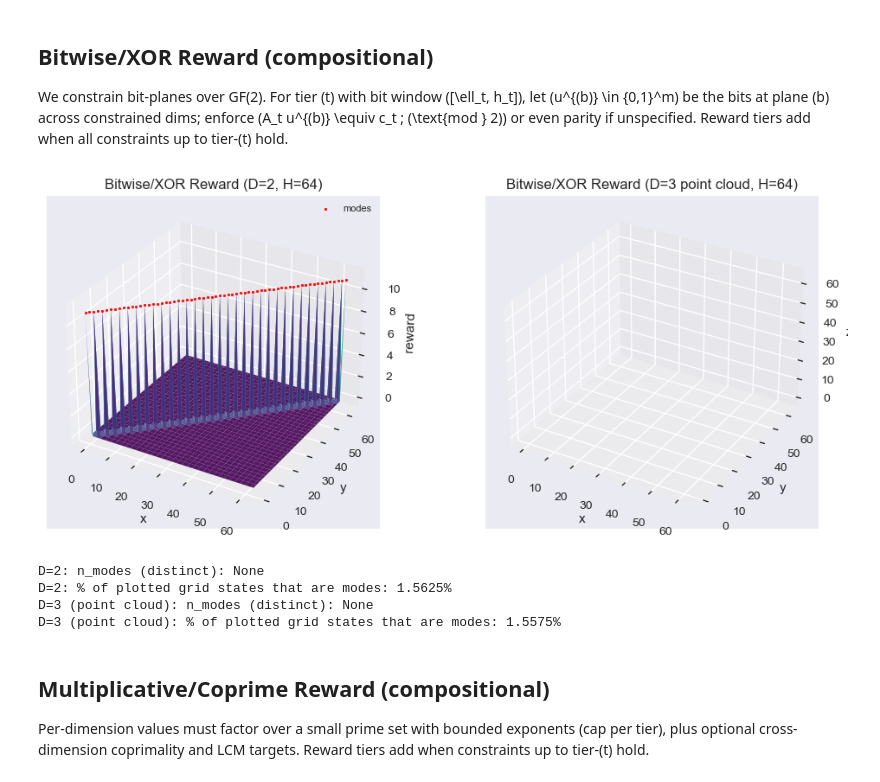
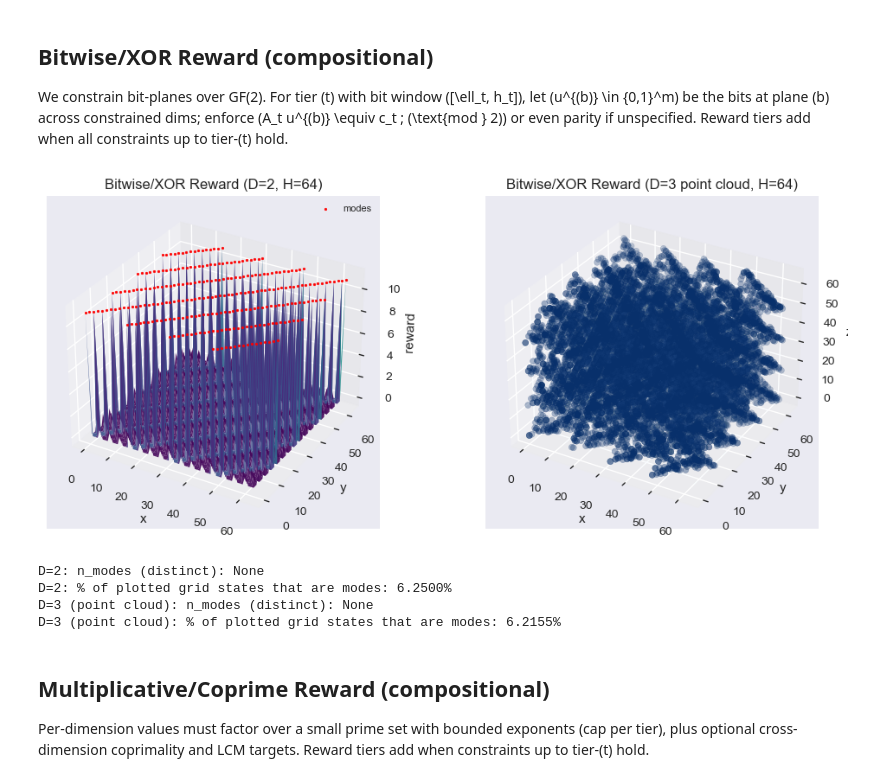
Before and after one commit to GFNOrg/torchgfn, a Jupyter notebook: tutorials/notebooks/hypergrid_rewards.ipynb, the cells around one changed output. Drawn from its saved outputs; the diff is of its cells as text; code cells hidden in the pictures.

```diff
--- a/tutorials/notebooks/hypergrid_rewards.ipynb
+++ b/tutorials/notebooks/hypergrid_rewards.ipynb
@@ -425,8 +425,10 @@ We constrain bit-planes over GF(2). For tier \(t\) with bit window \([\ell_t, h_
 \(A_t u^{(b)} \equiv c_t \; (\text{mod } 2)\) or even parity if unspecified. Reward tiers add when all constraints up to tier-\(t\) hold.
 # %%
 xor_kwargs = get_reward_presets("bitwise_xor", D, H)["easy"].copy()
-# Use moderate constraints to render clearly at H=256
-xor_kwargs.update(dict(dims_constrained=[0, 1], bits_per_tier=[(0, 5), (0, 6)], tier_weights=[1.0, 10.0]))
+# Check only low bits so high bits are free -- creates a fractal block pattern
+# instead of a single diagonal line. Tier 0: bits 0-1, tier 1: adds bits 2-3.
+# Unchecked bits 4-7 tile the pattern 16x across the grid.
+xor_kwargs.update(dict(dims_constrained=[0, 1], bits_per_tier=[(0, 1), (0, 3)], tier_weights=[1.0, 10.0]))
 # Drop preset parity_checks (3 tiers) so it matches the 2-tier override above.
 xor_kwargs.pop("parity_checks", None)
 
@@ -435,42 +437,44 @@ xor_env2 = build_env("bitwise_xor", xor_kwargs, validate_modes=True, ndim=2)
 pts2 = grid_points_2d_slice(H, 2)
 xor_rewards2, xor_modes2 = compute_rewards_and_modes(xor_env2, pts2)
 
-# D=3 slice
-xor_env3 = build_env("bitwise_xor", xor_kwargs, validate_modes=False, ndim=3)
+# D=3 slice -- constrain all 3 dims for richer cross-dimensional structure
+xor_kwargs_3d = xor_kwargs.copy()
+xor_kwargs_3d["dims_constrained"] = [0, 1, 2]
+xor_env3 = build_env("bitwise_xor", xor_kwargs_3d, validate_modes=False, ndim=3)
 pts3 = grid_points_2d_slice(H, 3, fixed=[0])
 xor_rewards3, xor_modes3 = compute_rewards_and_modes(xor_env3, pts3)
 
 fig = plt.figure(figsize=(12, 5))
 ax1 = fig.add_subplot(121, projection="3d")
 plot_reward_3d(
     ax1,
     "Bitwise/XOR Reward (D=2, H={})".format(H),
     xor_rewards2,
     xor_modes2,
     vmin=0,
     cmap_name="viridis",
     H=H,
 )
 ax2 = fig.add_subplot(122, projection="3d")
 pts3_pc = sample_points_nd(H, 3, num_samples=200000)
 rewards3_pc, _ = compute_rewards_and_modes(xor_env3, pts3_pc)
 plot_pointcloud_3d(
     ax2,
     "Bitwise/XOR Reward (D=3 point cloud, H={})".format(H),
     pts3_pc,
     rewards3_pc,
     cmap_name="Blues",
 )
 plt.show()
 summarize_modes(xor_env2, xor_modes2, label="D=2")
 mask3_pc = xor_env3.mode_mask(xor_env3.States(pts3_pc))
 summarize_modes(xor_env3, mask3_pc, label="D=3 (point cloud)")
 # %% [output]
-[figure, old version]
+[figure, new version]
 D=2: n_modes (distinct): None
-D=2: % of plotted grid states that are modes: 1.5625%
+D=2: % of plotted grid states that are modes: 6.2500%
 D=3 (point cloud): n_modes (distinct): None
-D=3 (point cloud): % of plotted grid states that are modes: 1.5575%
+D=3 (point cloud): % of plotted grid states that are modes: 6.2155%
 # %% [markdown]
 ## Multiplicative/Coprime Reward (compositional)
 
```
Also changed, not shown: parts of 2 cells of this notebook.
